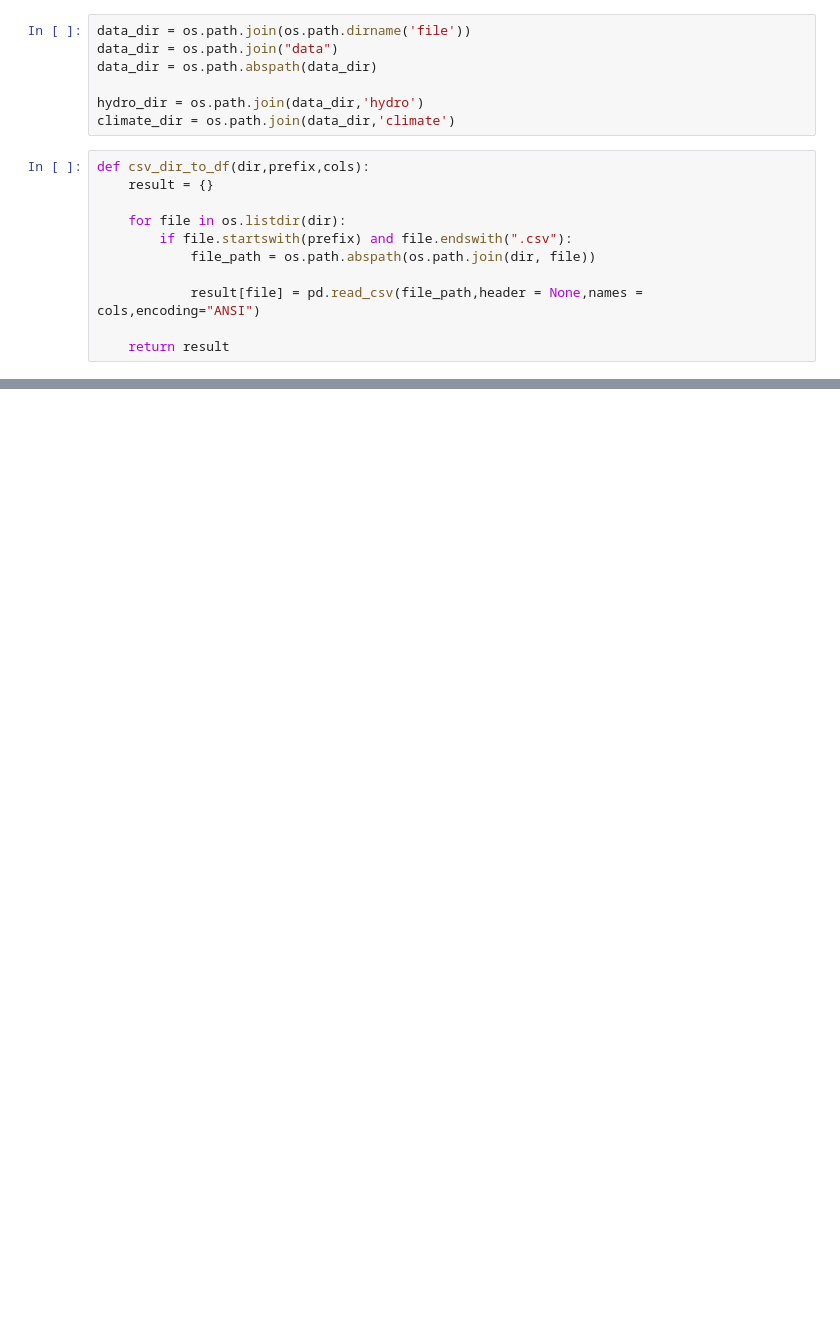
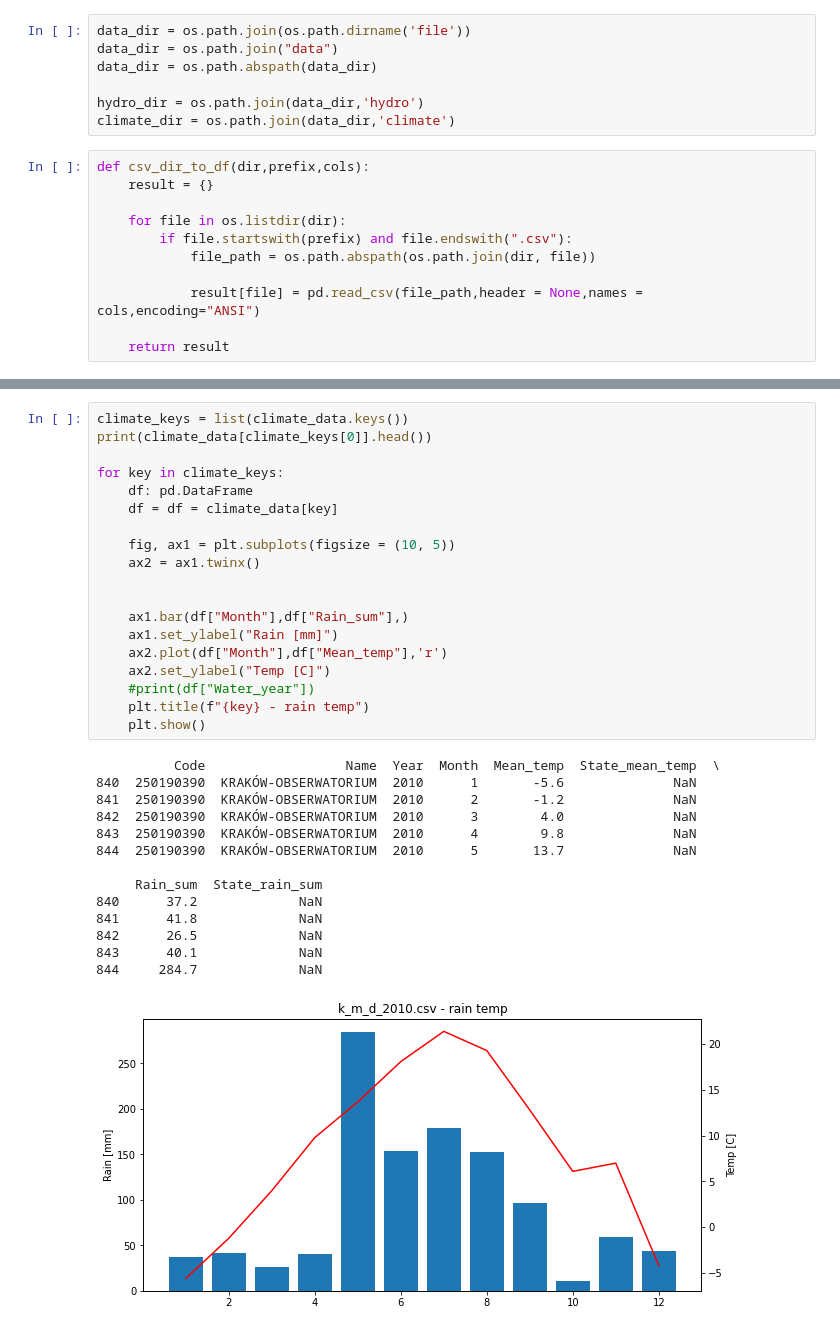
Before and after one commit to JakubBurczyk/DA_WeatherModel, a Jupyter notebook: tidy.ipynb, the cells around one changed output, grey strips where cells are left out. Cells and saved outputs as stored; diff of their text form; blank space fills up the shorter version.

```diff
--- a/tidy.ipynb
+++ b/tidy.ipynb
@@ -108,0 +102,34 @@ print(climate_data[climate_keys[0]])
+# %%
+climate_keys = list(climate_data.keys())
+print(climate_data[climate_keys[0]].head())
+
+for key in climate_keys:
+    df: pd.DataFrame
+    df = df = climate_data[key]
+
+    fig, ax1 = plt.subplots(figsize = (10, 5))
+    ax2 = ax1.twinx()
+
+
+    ax1.bar(df["Month"],df["Rain_sum"],)
+    ax1.set_ylabel("Rain [mm]")
+    ax2.plot(df["Month"],df["Mean_temp"],'r')
+    ax2.set_ylabel("Temp [C]")
+    #print(df["Water_year"])
+    plt.title(f"{key} - rain temp")
+    plt.show()
+# %% [output]
+          Code                  Name  Year  Month  Mean_temp  State_mean_temp  \
+840  250190390  KRAKÓW-OBSERWATORIUM  2010      1       -5.6              NaN
+841  250190390  KRAKÓW-OBSERWATORIUM  2010      2       -1.2              NaN
+842  250190390  KRAKÓW-OBSERWATORIUM  2010      3        4.0              NaN
+843  250190390  KRAKÓW-OBSERWATORIUM  2010      4        9.8              NaN
+844  250190390  KRAKÓW-OBSERWATORIUM  2010      5       13.7              NaN
+
+     Rain_sum  State_rain_sum
+840      37.2             NaN
+841      41.8             NaN
+842      26.5             NaN
+843      40.1             NaN
+844     284.7             NaN
+[figure, added]
```
Also changed, not shown: parts of 6 cells of this notebook.
